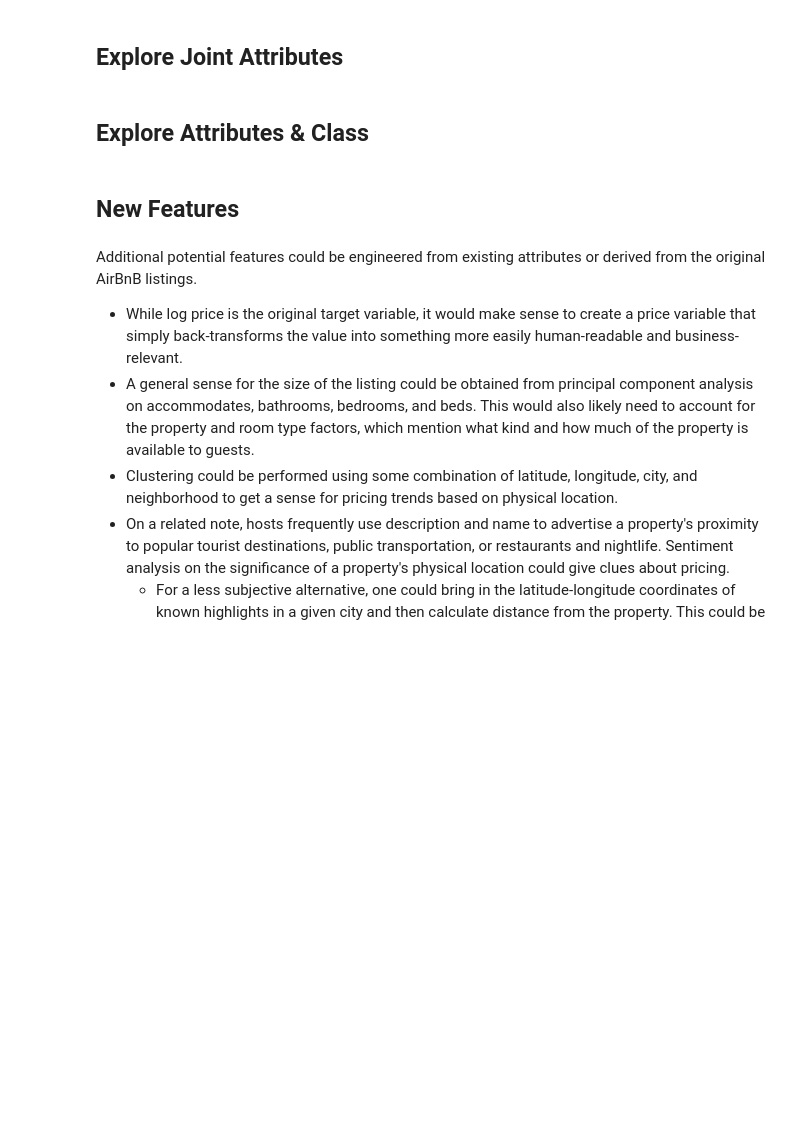
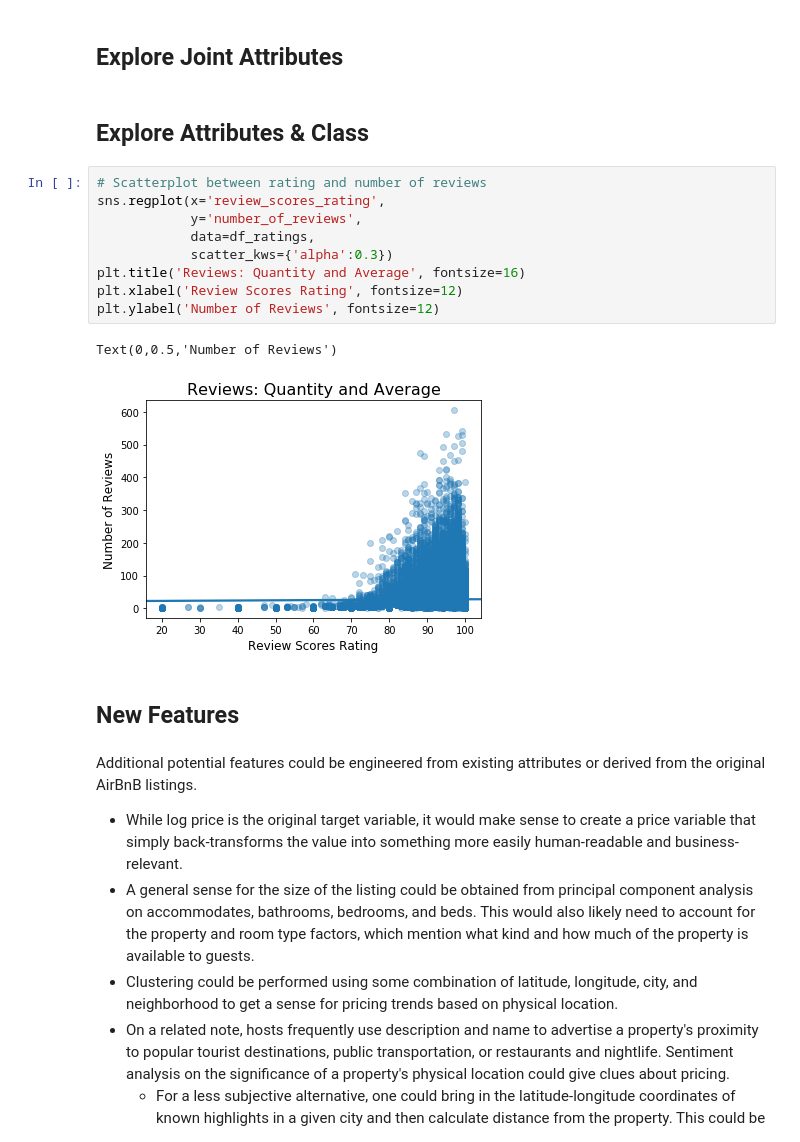
Before and after one commit to anguyen-07/DS7331-ML_Labs, a Jupyter notebook: DS7331_Lab1_VizProcessing_AirBnB.ipynb, the cells around one changed output. Cells and saved outputs as stored; diff of their text form; blank space fills up the shorter version.

```diff
--- a/DS7331_Lab1_VizProcessing_AirBnB.ipynb
+++ b/DS7331_Lab1_VizProcessing_AirBnB.ipynb
@@ -135,6 +189,18 @@ import seaborn as sns
 ## Explore Joint Attributes
 # %% [markdown]
 ## Explore Attributes & Class
+# %%
+# Scatterplot between rating and number of reviews
+sns.regplot(x='review_scores_rating',
+            y='number_of_reviews',
+            data=df_ratings,
+            scatter_kws={'alpha':0.3})
+plt.title('Reviews: Quantity and Average', fontsize=16)
+plt.xlabel('Review Scores Rating', fontsize=12)
+plt.ylabel('Number of Reviews', fontsize=12)
+# %% [output]
+Text(0,0.5,'Number of Reviews')
+[figure, added]
 # %% [markdown]
 ## New Features
 # %% [markdown]
```
Also changed, not shown: parts of 8 cells of this notebook.
